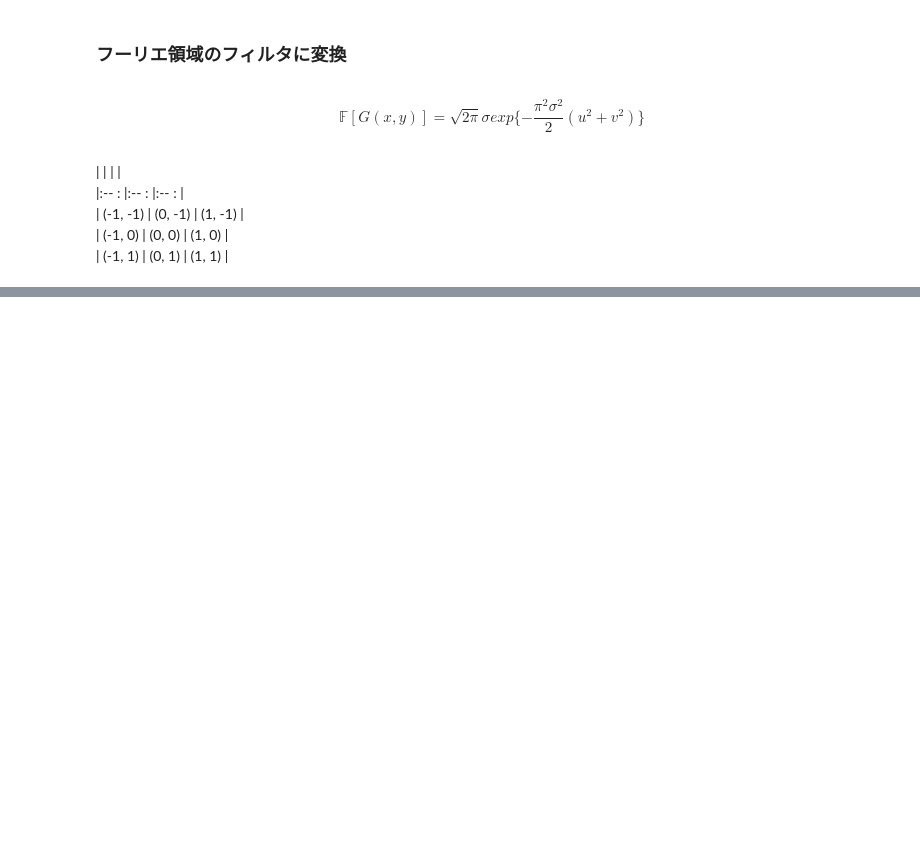
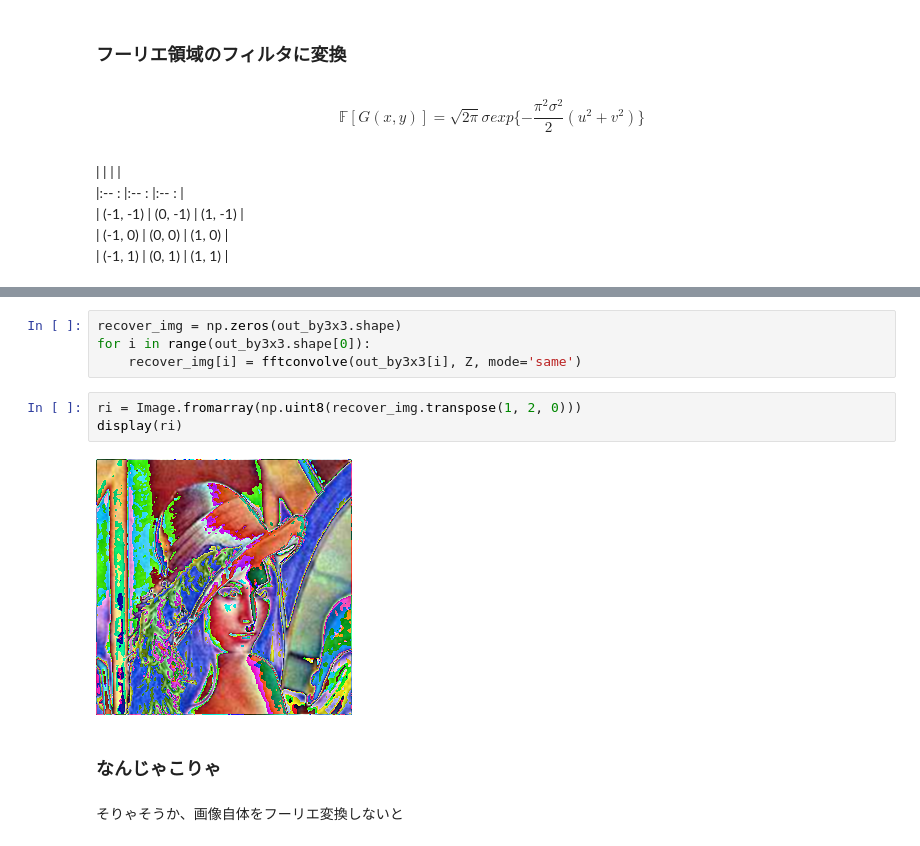
Before and after one commit to hmHam/SelectiveSR, a Jupyter notebook: trial_img/filter_test/画像をぼかしてなおして.ipynb, the cells around one changed output, grey strips where cells are left out. Saved outputs shown, nothing was run; the diff lists cells and outputs as text; blank space fills up the shorter version.

```diff
--- a/trial_img/filter_test/画像をぼかしてなおして.ipynb
+++ b/trial_img/filter_test/画像をぼかしてなおして.ipynb
@@ -27,0 +61,13 @@ def G(x, y):
+# %%
+recover_img = np.zeros(out_by3x3.shape)
+for i in range(out_by3x3.shape[0]):
+    recover_img[i] = fftconvolve(out_by3x3[i], Z, mode='same')
+# %%
+ri = Image.fromarray(np.uint8(recover_img.transpose(1, 2, 0)))
+display(ri)
+# %% [output]
+[figure, added]
+# %% [markdown]
+### なんじゃこりゃ
+# %% [markdown]
+そりゃそうか、画像自体をフーリエ変換しないと
```
Also changed, not shown: parts of 3 cells of this notebook, 4 other files.
